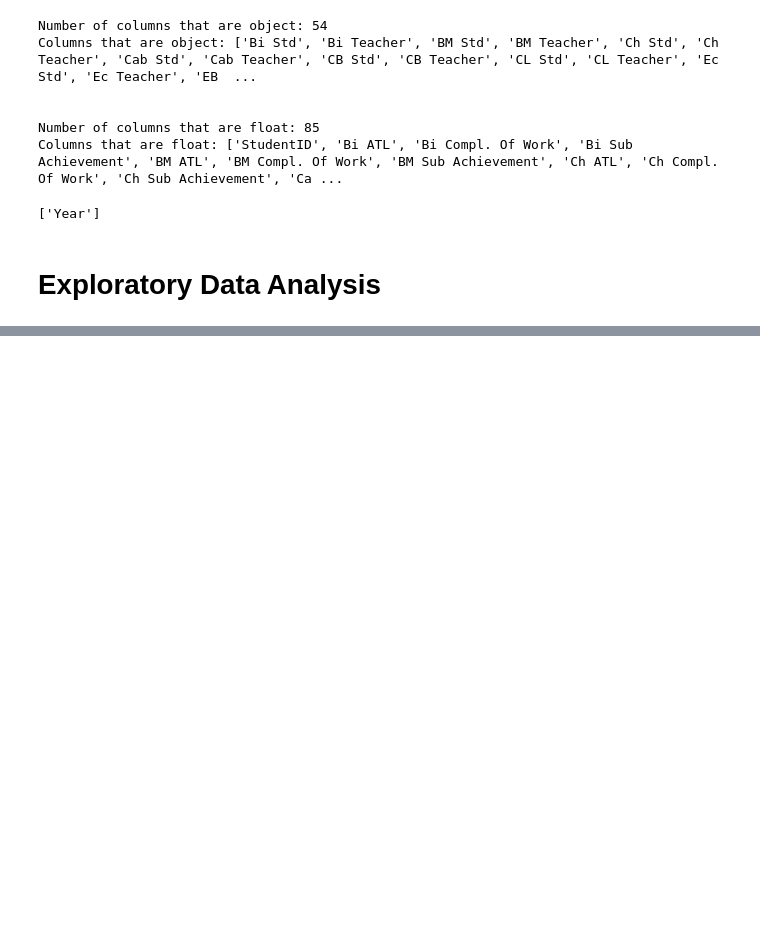
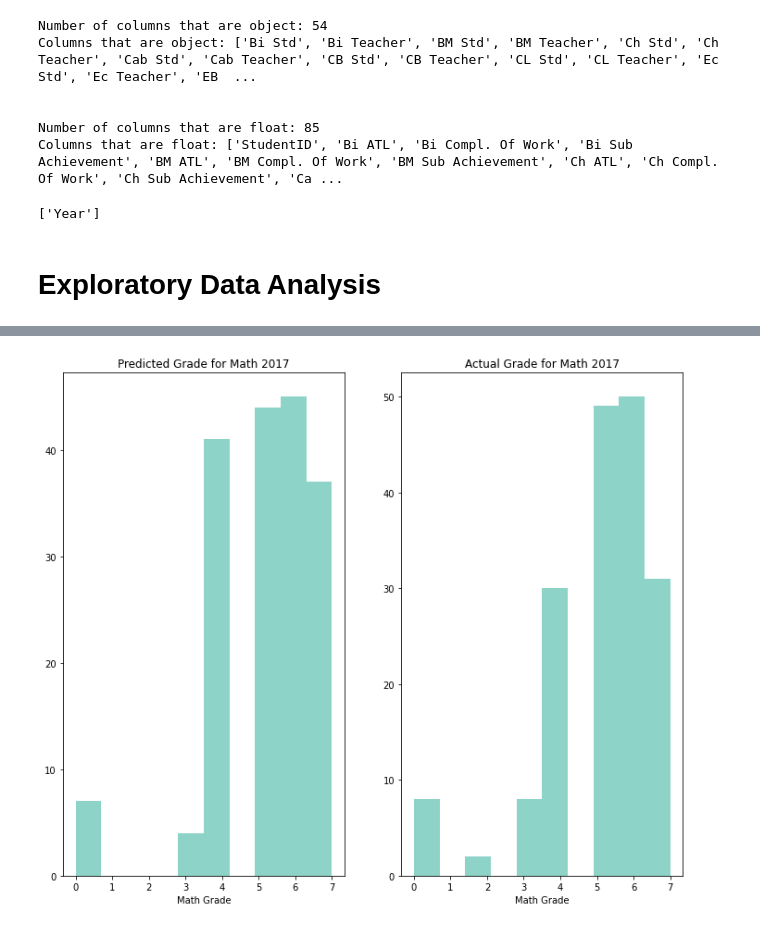
Before and after one commit to siti-alawiyah/ibresultprediction, a Jupyter notebook: Exploratory_Data_Analysis_1.0.ipynb, the cells around one changed output, grey strips where cells are left out. Saved outputs shown, nothing was run; the diff lists cells and outputs as text; code cells hidden in the pictures; blank space fills up the shorter version.

```diff
--- a/Exploratory_Data_Analysis_1.0.ipynb
+++ b/Exploratory_Data_Analysis_1.0.ipynb
@@ -881,0 +887,24 @@ sns.histplot(df20['Actual Grade'])
+# %%
+def subplot_histograms(dataframe, list_of_columns, list_of_titles, list_of_xlabels):
+
+    nrows = int(np.ceil(len(list_of_columns)/2)) # Makes sure you have enough rows
+
+    fig, ax = plt.subplots(nrows=nrows, ncols=2, figsize=(12,10))
+
+    ax = ax.ravel() # Ravel turns a matrix into a vector, which is easier to iterate
+
+    for i, column in enumerate(list_of_columns): # Gives us an index value to get into all our lists
+
+        ax[i].hist(dataframe[column]) # feel free to add more settings
+
+        ax[i].set_title(list_of_titles[i])
+
+        ax[i].set_xlabel(list_of_xlabels[i])
+        # Set titles, labels, etc here for each subplot
+# %%
+subplot_histograms(df17,
+                   ['Predicted Grade', 'Actual Grade',],
+                   ['Predicted Grade for Math 2017','Actual Grade for Math 2017'],
+                   ['Math Grade','Math Grade',]);
+# %% [output]
+[figure, added]
```
Also changed, not shown: parts of 10 cells of this notebook.
